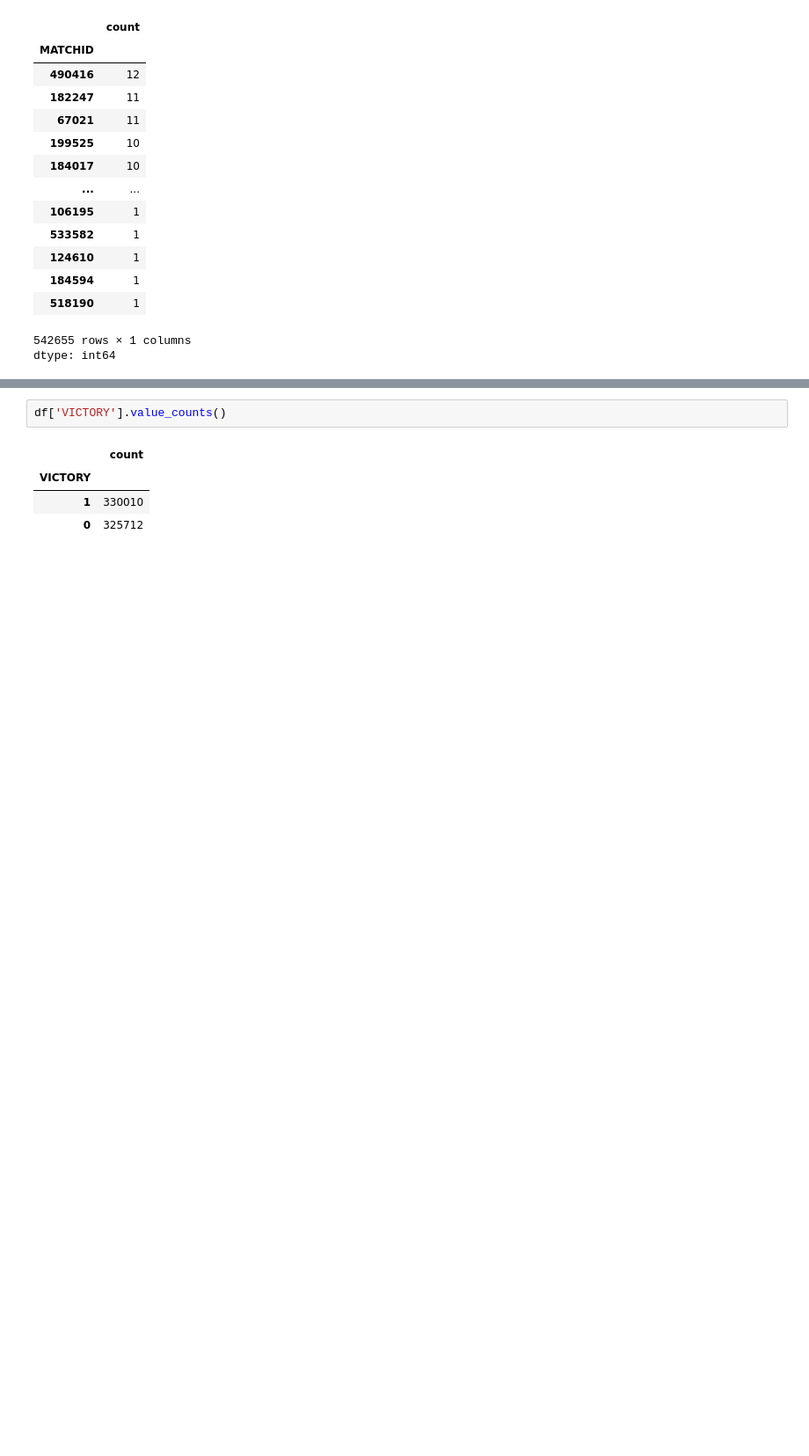
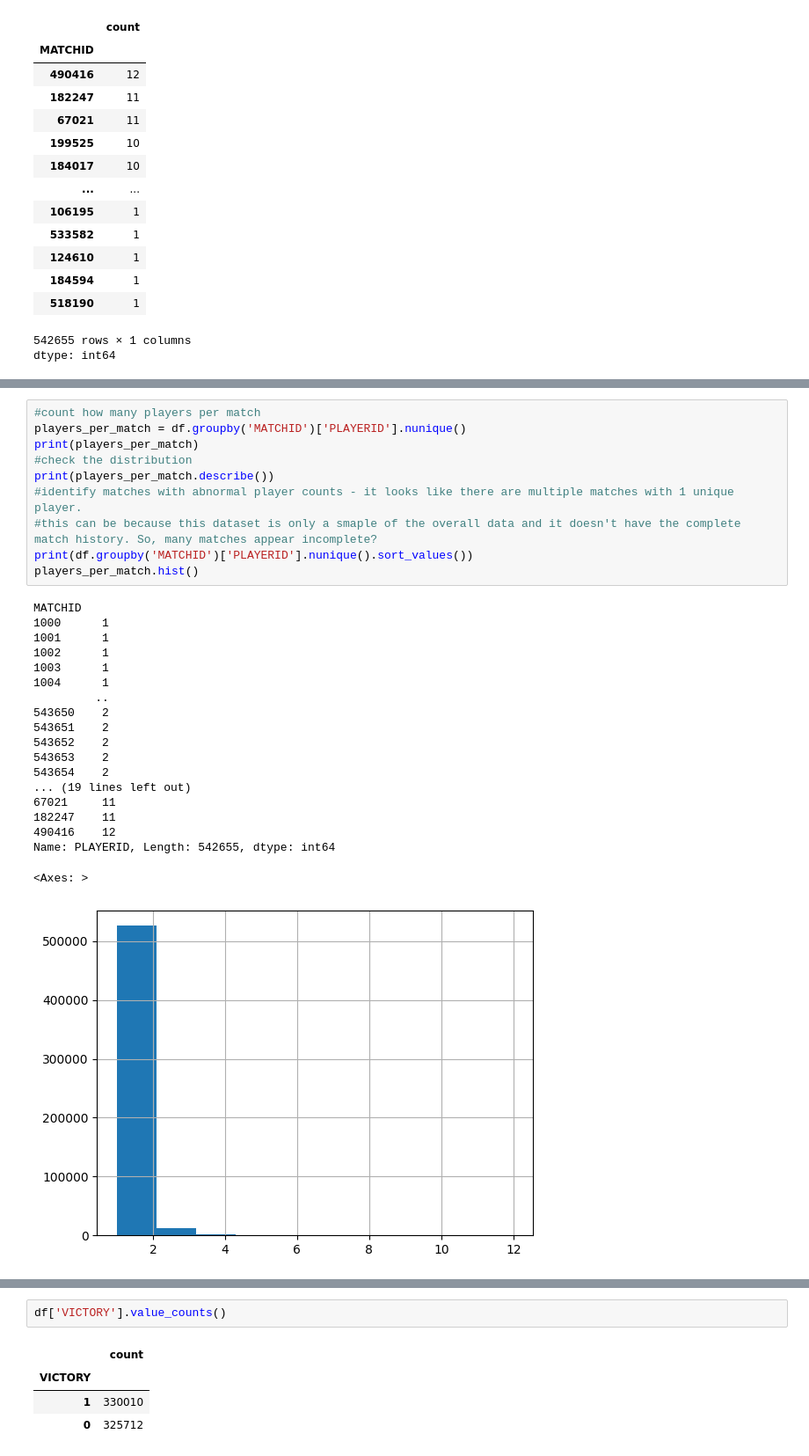
Before and after one commit to FatimaezzahraaBouzite/ubisoft-analysis, a Jupyter notebook: ubisoft_analysis.ipynb, the cells around one changed output, grey strips where cells are left out. Shown: that part at 88% size. Cells and saved outputs as stored; diff of their text form; blank space fills up the shorter version.

```diff
--- a/ubisoft_analysis.ipynb
+++ b/ubisoft_analysis.ipynb
@@ -132,0 +160,30 @@ dtype: int64
+# %%
+#count how many players per match
+players_per_match = df.groupby('MATCHID')['PLAYERID'].nunique()
+print(players_per_match)
+#check the distribution
+print(players_per_match.describe())
+#identify matches with abnormal player counts - it looks like there are multiple matches with 1 unique player.
+#this can be because this dataset is only a smaple of the overall data and it doesn't have the complete match history. So, many matches appear incomplete?
+print(df.groupby('MATCHID')['PLAYERID'].nunique().sort_values())
+players_per_match.hist()
+# %% [output]
+MATCHID
+1000      1
+1001      1
+1002      1
+1003      1
+1004      1
+         ..
+543650    2
+543651    2
+543652    2
+543653    2
+543654    2
+... (19 lines left out)
+67021     11
+182247    11
+490416    12
+Name: PLAYERID, Length: 542655, dtype: int64
+<Axes: >
+[figure, added]
```
Also changed, not shown: parts of 35 cells of this notebook.
